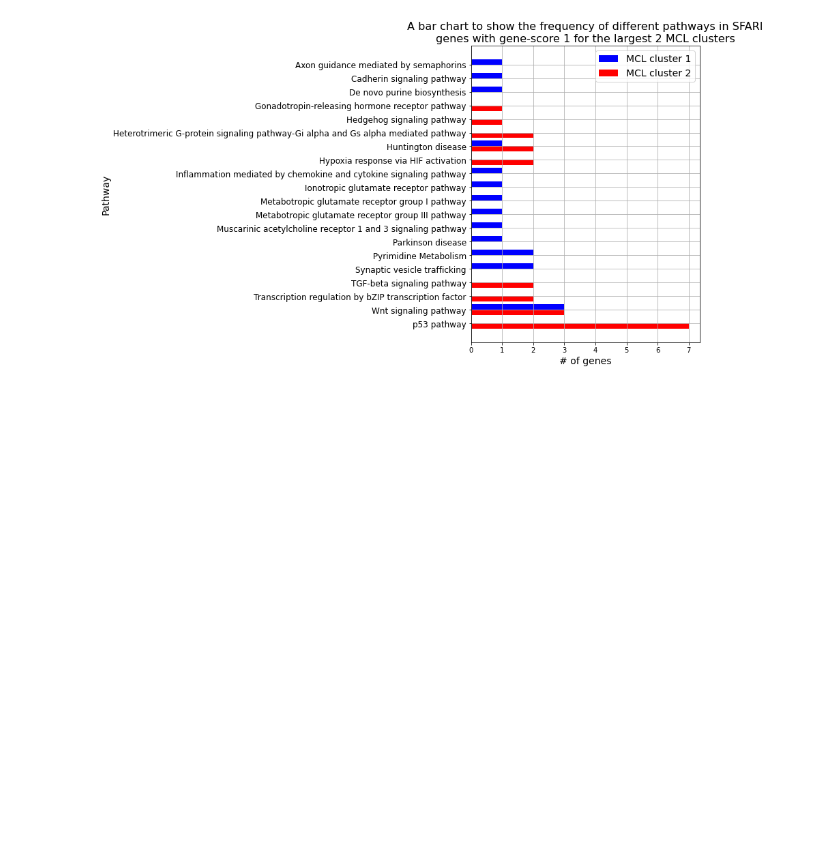
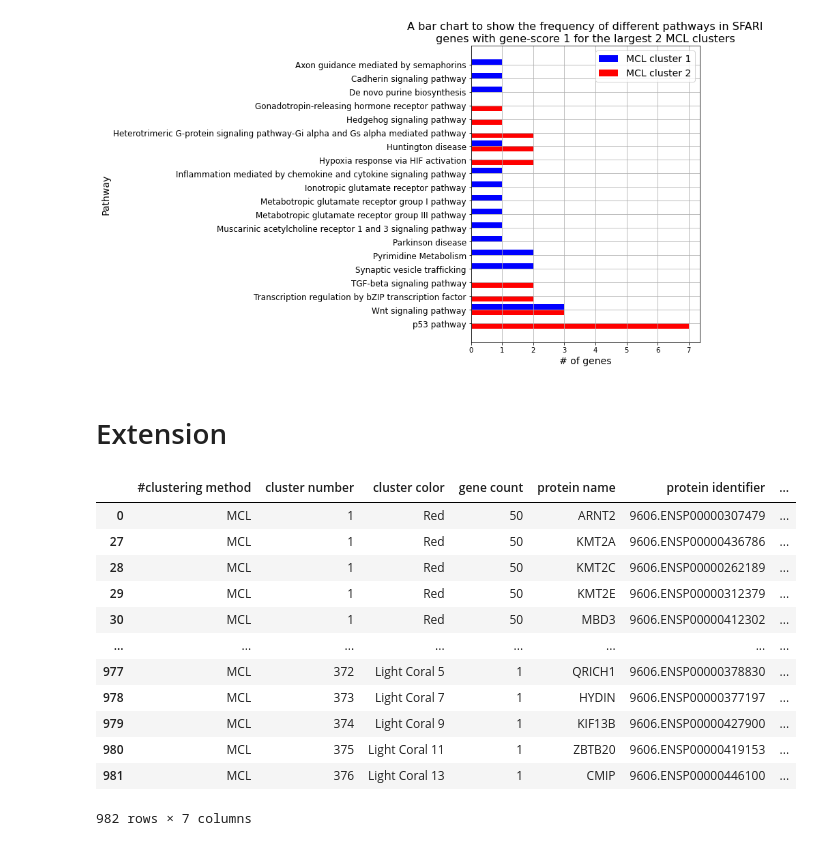
Before and after one commit to hwixley/BI-Coursework2, a Jupyter notebook: code/part3.ipynb, the cells around one changed output. Cells and saved outputs as stored; diff of their text form; code cells hidden in the pictures; blank space fills up the shorter version.

Commit message:
added extension for part 3

```diff
--- a/code/part3.ipynb
+++ b/code/part3.ipynb
@@ -263,3 +263,24 @@ ax.figure.set_figheight(8)
 plt.grid(True)
 # %% [output]
 [figure]
+# %% [markdown]
+# Extension
+# %%
+clusters = pd.read_csv(os.getcwd() + "/data/task3-ext-MCL-clusters-allGenes.tsv", sep="\t")
+# %%
+clusters = clusters.sort_values("cluster number")
+display(clusters)
+# %% [output]
+|  | #clustering method | cluster number | cluster color | gene count | protein name | protein identifier | ... |
+| 0 | MCL | 1 | Red | 50 | ARNT2 | 9606.ENSP00000307479 | ... |
+| 27 | MCL | 1 | Red | 50 | KMT2A | 9606.ENSP00000436786 | ... |
+| 28 | MCL | 1 | Red | 50 | KMT2C | 9606.ENSP00000262189 | ... |
+| 29 | MCL | 1 | Red | 50 | KMT2E | 9606.ENSP00000312379 | ... |
+| 30 | MCL | 1 | Red | 50 | MBD3 | 9606.ENSP00000412302 | ... |
+| ... | ... | ... | ... | ... | ... | ... | ... |
+| 977 | MCL | 372 | Light Coral 5 | 1 | QRICH1 | 9606.ENSP00000378830 | ... |
+| 978 | MCL | 373 | Light Coral 7 | 1 | HYDIN | 9606.ENSP00000377197 | ... |
+| 979 | MCL | 374 | Light Coral 9 | 1 | KIF13B | 9606.ENSP00000427900 | ... |
+| 980 | MCL | 375 | Light Coral 11 | 1 | ZBTB20 | 9606.ENSP00000419153 | ... |
+| 981 | MCL | 376 | Light Coral 13 | 1 | CMIP | 9606.ENSP00000446100 | ... |
+982 rows × 7 columns
```
Also changed, not shown: parts of 6 cells of this notebook, 6 other files.
